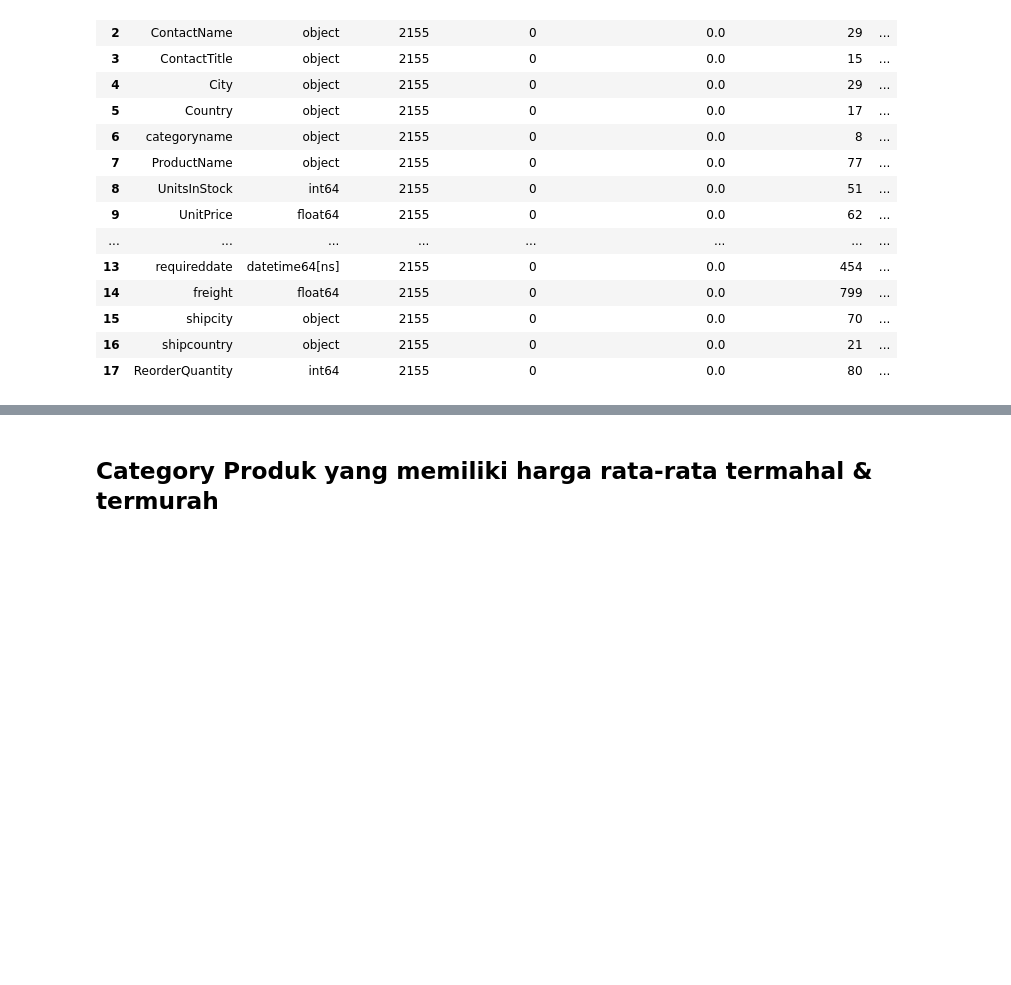
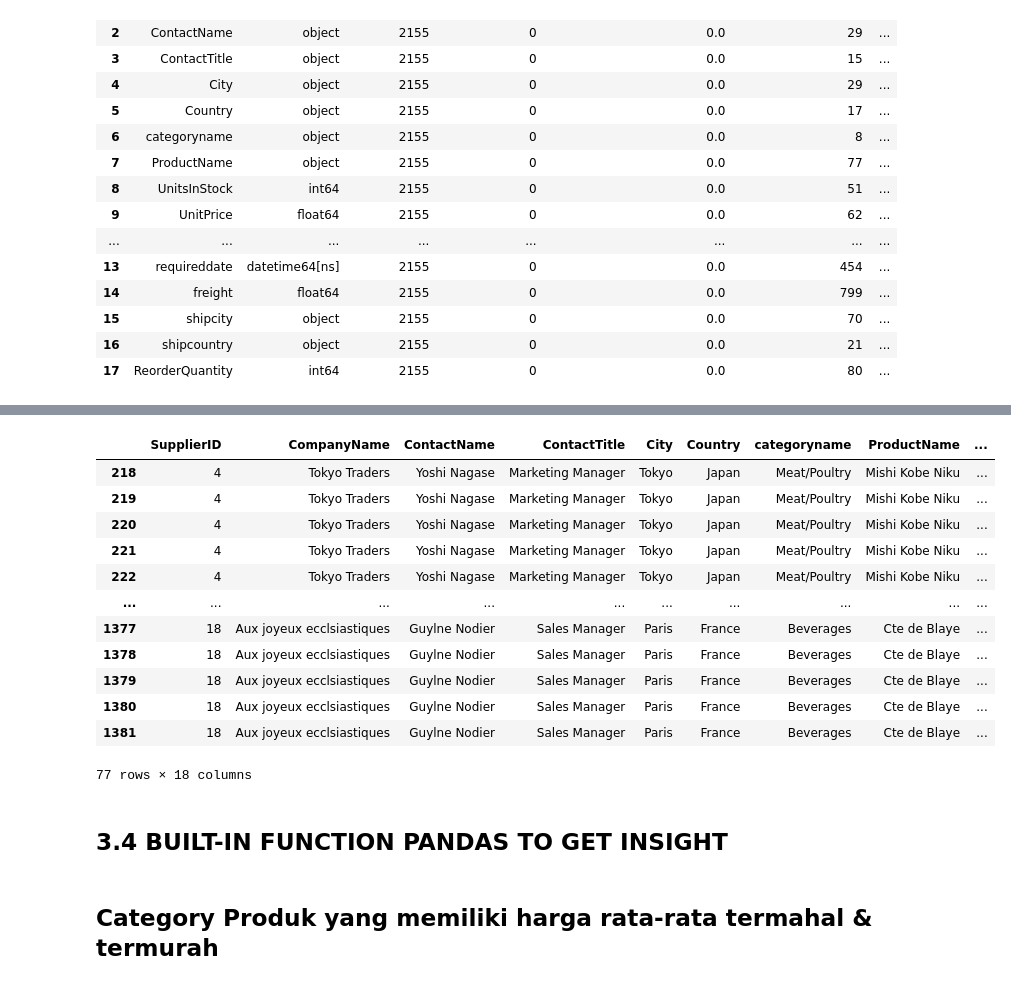
Before and after one commit to salsabila-ta/Chapstone-Project-II---Data-Analysis, a Jupyter notebook: project2.ipynb, the cells around one changed output, grey strips where cells are left out. Saved outputs shown, nothing was run; the diff lists cells and outputs as text; code cells hidden in the pictures; blank space fills up the shorter version.

```diff
--- a/project2.ipynb
+++ b/project2.ipynb
@@ -547,3 +497,30 @@ tabel1Desc
+# %%
+# Outlier Check With Function
+
+Q1_amount = tabel1['UnitPrice'].describe()['25%']
+Q3_amount = tabel1['UnitPrice'].describe()['75%']
+iqr = Q3_amount - Q1_amount
+
+outlier_index = tabel1[(tabel1['UnitPrice'] < Q1_amount - (1.5 * iqr)) | (tabel1['UnitPrice']> Q3_amount + (1.5 * iqr)) ].index
+not_outlier_index = tabel1[(tabel1['UnitPrice'] > Q1_amount - (1.5 * iqr)) & (tabel1['UnitPrice']< Q3_amount + (1.5 * iqr)) ].index
+tabel1.loc[outlier_index]
+# %% [output]
+|  | SupplierID | CompanyName | ContactName | ContactTitle | City | Country | categoryname | ProductName | ... |
+| 218 | 4 | Tokyo Traders | Yoshi Nagase | Marketing Manager | Tokyo | Japan | Meat/Poultry | Mishi Kobe Niku | ... |
+| 219 | 4 | Tokyo Traders | Yoshi Nagase | Marketing Manager | Tokyo | Japan | Meat/Poultry | Mishi Kobe Niku | ... |
+| 220 | 4 | Tokyo Traders | Yoshi Nagase | Marketing Manager | Tokyo | Japan | Meat/Poultry | Mishi Kobe Niku | ... |
+| 221 | 4 | Tokyo Traders | Yoshi Nagase | Marketing Manager | Tokyo | Japan | Meat/Poultry | Mishi Kobe Niku | ... |
+| 222 | 4 | Tokyo Traders | Yoshi Nagase | Marketing Manager | Tokyo | Japan | Meat/Poultry | Mishi Kobe Niku | ... |
+| ... | ... | ... | ... | ... | ... | ... | ... | ... | ... |
+| 1377 | 18 | Aux joyeux ecclsiastiques | Guylne Nodier | Sales Manager | Paris | France | Beverages | Cte de Blaye | ... |
+| 1378 | 18 | Aux joyeux ecclsiastiques | Guylne Nodier | Sales Manager | Paris | France | Beverages | Cte de Blaye | ... |
+| 1379 | 18 | Aux joyeux ecclsiastiques | Guylne Nodier | Sales Manager | Paris | France | Beverages | Cte de Blaye | ... |
+| 1380 | 18 | Aux joyeux ecclsiastiques | Guylne Nodier | Sales Manager | Paris | France | Beverages | Cte de Blaye | ... |
+| 1381 | 18 | Aux joyeux ecclsiastiques | Guylne Nodier | Sales Manager | Paris | France | Beverages | Cte de Blaye | ... |
+77 rows × 18 columns
+# %% [markdown]
+
+## **3.4 BUILT-IN FUNCTION PANDAS TO GET INSIGHT**
 # %% [markdown]
 ## **Category Produk yang memiliki harga rata-rata termahal & termurah**
 # %%
```
Also changed, not shown: parts of 92 cells of this notebook.
